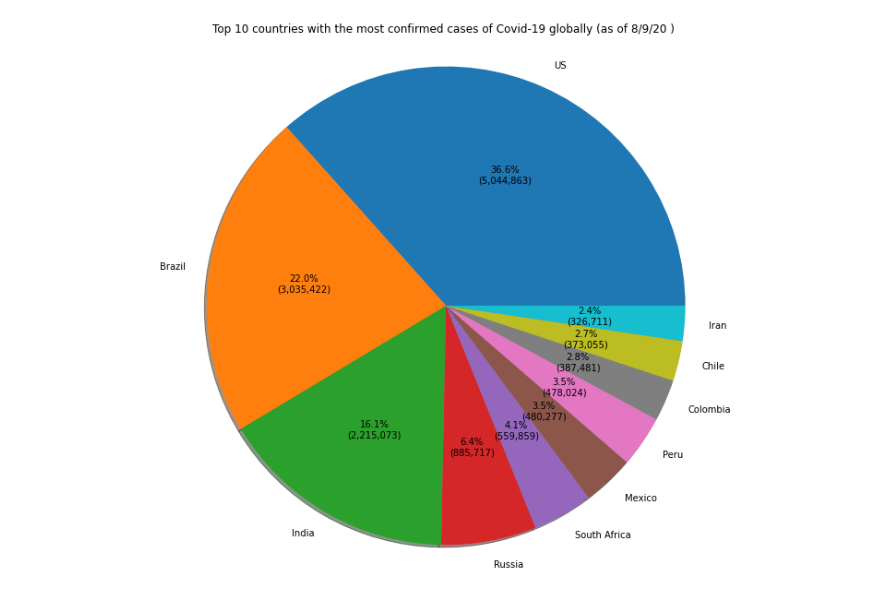
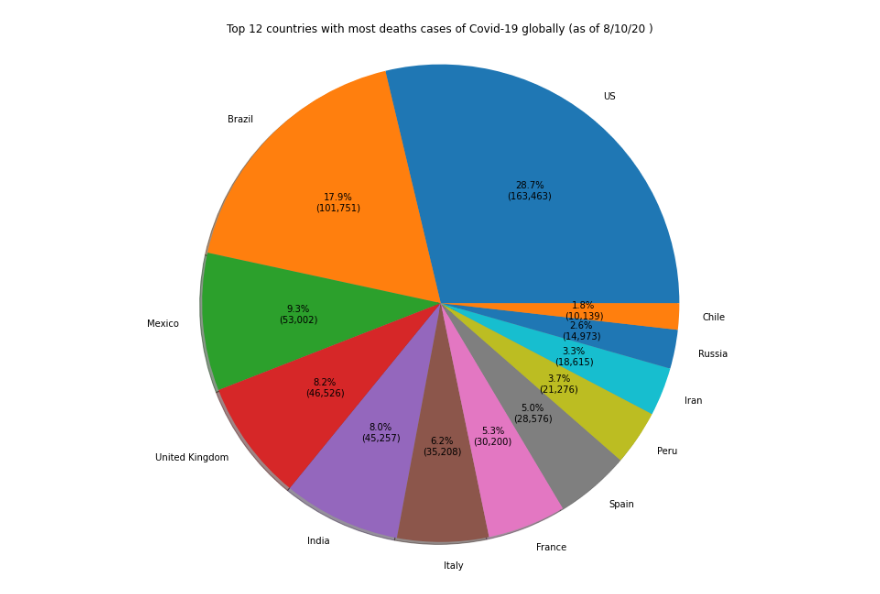
Before and after one commit to Tisks/Covid-Big-Data, a Jupyter notebook: Circular_plot_10_countries.ipynb, the cells around one changed output. Drawn from its saved outputs; the diff is of its cells as text; code cells hidden in the pictures.

```diff
--- a/Circular_plot_10_countries.ipynb
+++ b/Circular_plot_10_countries.ipynb
@@ -65,10 +65,10 @@ def pieChartPlot(csvLink, columnsDropped, order, theFirst,groupByColumns,separat
     for country in readyDf.values:
       labels.append(country[0])
       values.append(country[1])
-    if len(readyDf.values) == 10:
-      plotingChart(values,labels,topString +' 10 ' + title + ' (as of '+readyDf.columns[1]+' )' )
+    if len(readyDf.values) == theFirst:
+      plotingChart(values,labels,topString +' '+ str(theFirst) + ' ' + title + ' (as of '+readyDf.columns[1]+' )' )
     else:
-      plotingChart(values,labels,topString + ' 11 ' + title + ' (as of '+readyDf.columns[1]+' )')
+      plotingChart(values,labels,topString + ' '+ str(theFirst+1)+ ' ' + title + ' (as of '+readyDf.columns[1]+' )')
 
 
 
@@ -82,26 +82,26 @@ recoveredWorldWide_HUM='http://data.humdata.org/hxlproxy/data/download/time_seri
 
 
 droppedColumns_JHK =['Province/State', 'Lat', 'Long']
 groupByColumns_JHK = 'Country/Region'
 
 droppedColumns_HUM = ['Province/State', 'Lat', 'Long','Intermediate Region Name','ISO 3166-1 Alpha 3-Codes','Region Code','Region Name','Sub-region Code','Sub-region Name','Intermediate Region Code']
 groupByColumns_HUM = 'Country/Region'
 
 
 separator = ','
 topString = 'Top'
 confirmedTitle = 'countries with the most confirmed cases of Covid-19 globally'
 deathsTitle = 'countries with most deaths cases of Covid-19 globally'
 recoveredTitle = 'countries with the most recovered cases of Covid-19 globally'
 
 
-pieChartPlot(confirmedWorldWide_JHK,droppedColumns_JHK,False, 10,groupByColumns_JHK,separator,confirmedTitle,topString)
-#pieChartPlot(deathsWorldWide_JHK,droppedColumns_JHK,False, 10,groupByColumns_JHK,separator,deathsTitle,topString)
+#pieChartPlot(confirmedWorldWide_JHK,droppedColumns_JHK,False, 10,groupByColumns_JHK,separator,confirmedTitle,topString)
+pieChartPlot(deathsWorldWide_JHK,droppedColumns_JHK,False, 11,groupByColumns_JHK,separator,deathsTitle,topString)
 #pieChartPlot(recoveredWorldWide_JHK,droppedColumns_JHK,False, 10,groupByColumns_JHK,separator,recoveredTitle,topString)
 
 
 #pieChartPlot(confirmedWorldWide_HUM,droppedColumns_HUM,False, 10,groupByColumns_HUM,separator,confirmedTitle,topString)
 #pieChartPlot(deathsWorldWide_HUM,droppedColumns_HUM,False, 10,groupByColumns_HUM,separator,deathsTitle,topString)
 #pieChartPlot(recoveredWorldWide_HUM,droppedColumns_HUM,False, 10,groupByColumns_HUM,separator,recoveredTitle,topString)
 # %% [output]
-[figure, old version]
+[figure, new version]
```
